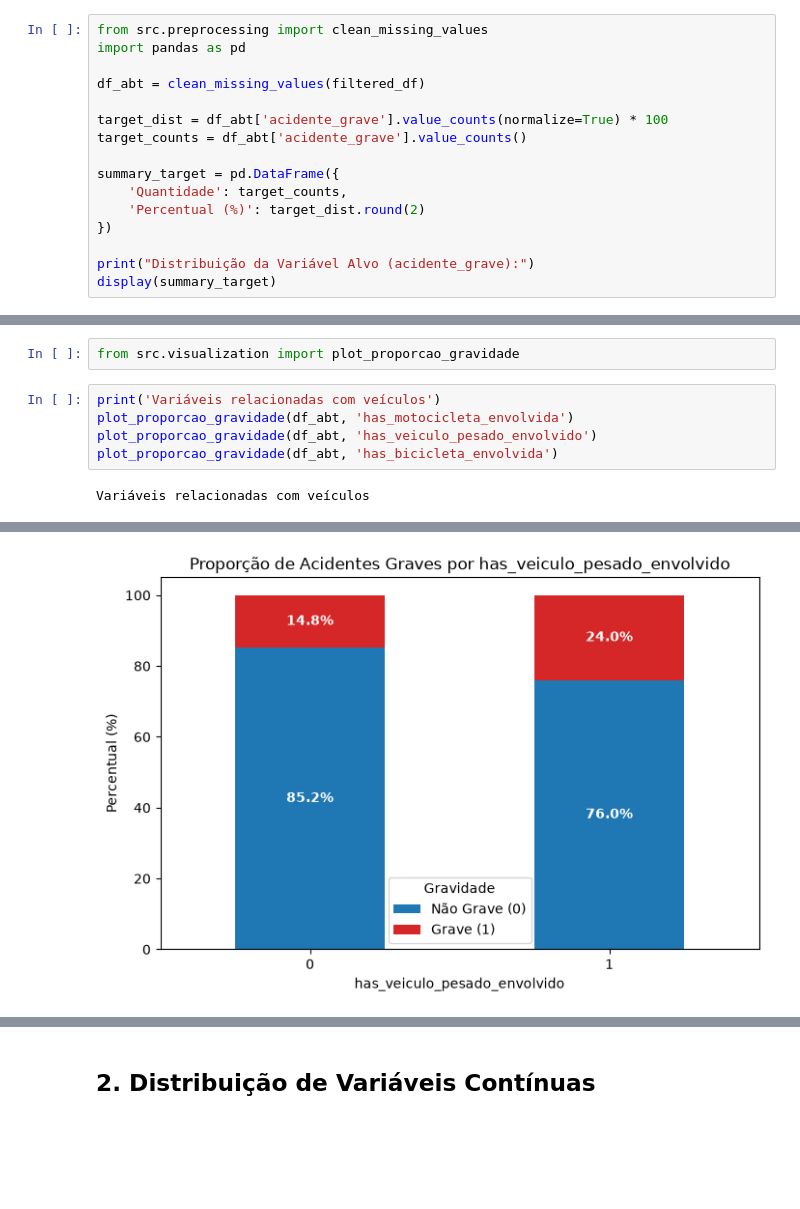
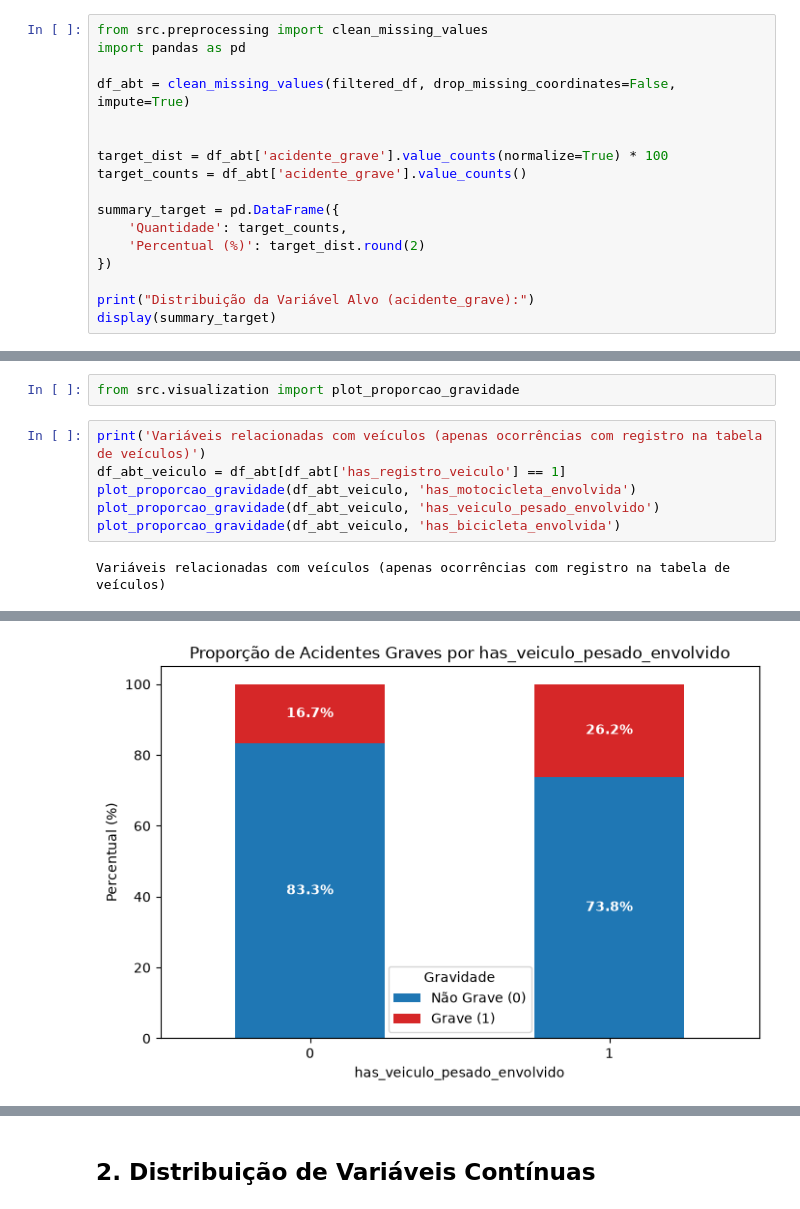
Before and after one commit to luan-gomes/road-traffic-accident-severity-prediction-mg, a Jupyter notebook: notebooks/eda.ipynb, the cells around one changed output, grey strips where cells are left out. Cells and saved outputs as stored; diff of their text form; blank space fills up the shorter version.

```diff
--- a/notebooks/eda.ipynb
+++ b/notebooks/eda.ipynb
@@ -443,7 +557,8 @@ display(check_missing_values(filtered_df))
 from src.preprocessing import clean_missing_values
 import pandas as pd
 
-df_abt = clean_missing_values(filtered_df)
+df_abt = clean_missing_values(filtered_df, drop_missing_coordinates=False, impute=True)
+
 
 target_dist = df_abt['acidente_grave'].value_counts(normalize=True) * 100
 target_counts = df_abt['acidente_grave'].value_counts()
@@ -468,9 +583,10 @@ Distribuição da Variável Alvo (acidente_grave):
 # %%
 from src.visualization import plot_proporcao_gravidade
 # %%
-print('Variáveis relacionadas com veículos')
-plot_proporcao_gravidade(df_abt, 'has_motocicleta_envolvida')
-plot_proporcao_gravidade(df_abt, 'has_veiculo_pesado_envolvido')
-plot_proporcao_gravidade(df_abt, 'has_bicicleta_envolvida')
+print('Variáveis relacionadas com veículos (apenas ocorrências com registro na tabela de veículos)')
+df_abt_veiculo = df_abt[df_abt['has_registro_veiculo'] == 1]
+plot_proporcao_gravidade(df_abt_veiculo, 'has_motocicleta_envolvida')
+plot_proporcao_gravidade(df_abt_veiculo, 'has_veiculo_pesado_envolvido')
+plot_proporcao_gravidade(df_abt_veiculo, 'has_bicicleta_envolvida')
 # %% [output]
-Variáveis relacionadas com veículos
+Variáveis relacionadas com veículos (apenas ocorrências com registro na tabela de veículos)
@@ -478 +594 @@ Variáveis relacionadas com veículos
-[figure, old version]
+[figure, new version]
```
Also changed, not shown: parts of 41 cells of this notebook, 3 other files.
